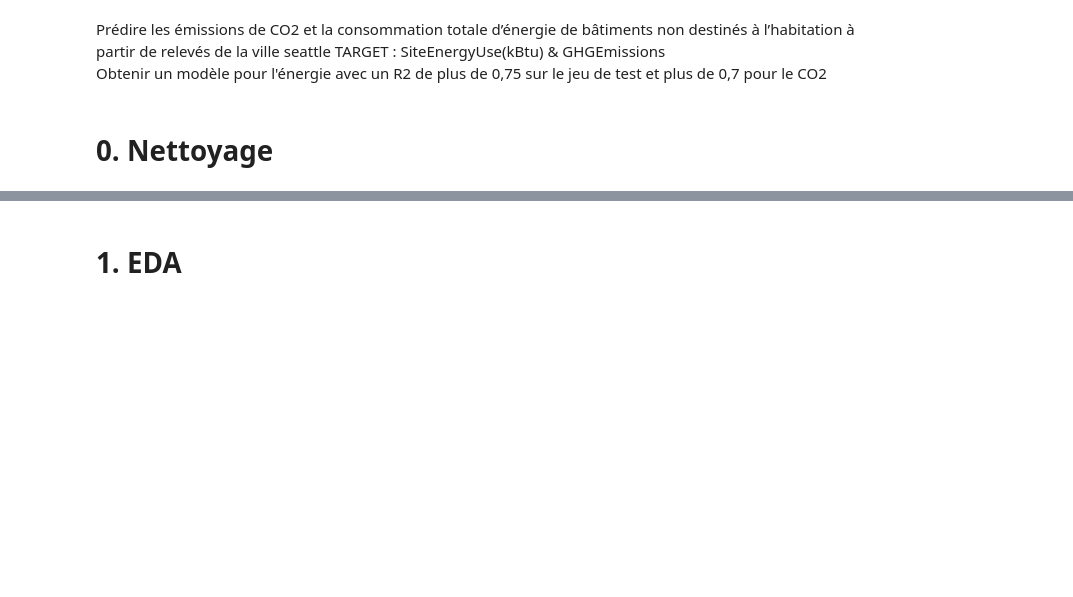
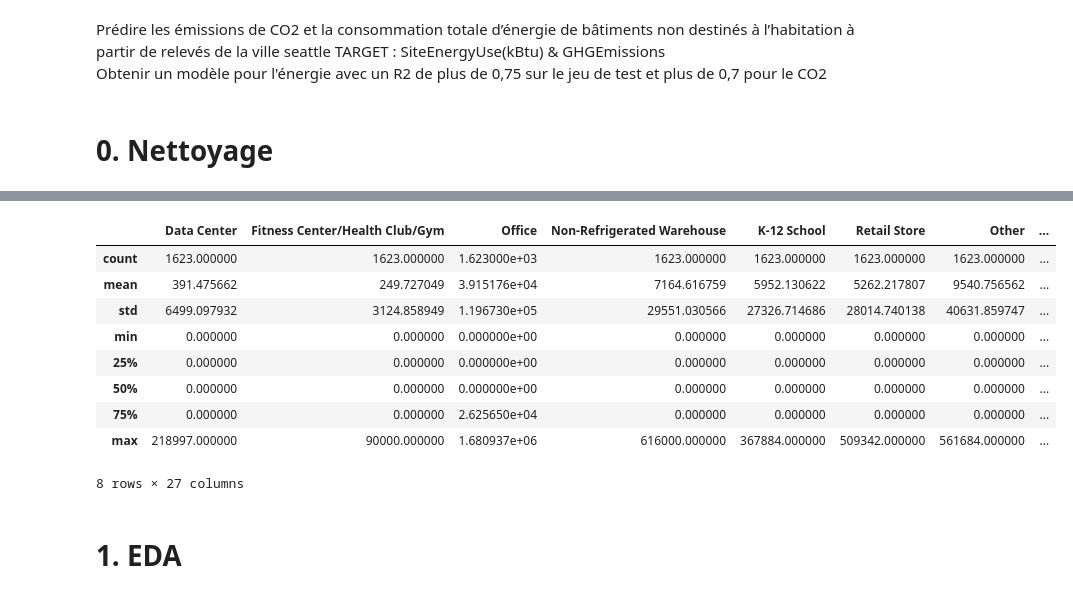
Before and after one commit to Marc0543/Seattle_energy, a Jupyter notebook: cleaning_marc.ipynb, the cells around one changed output, grey strips where cells are left out. Cells and saved outputs as stored; diff of their text form; code cells hidden in the pictures; blank space fills up the shorter version.

Commit message:
WIP ( to be optimized) : GFA and type

```diff
--- a/cleaning_marc.ipynb
+++ b/cleaning_marc.ipynb
@@ -129,0 +207,42 @@ df=preprocess(nettoyage())
+# %%
+for categ in list_type:
+    def groupGFAcateg(x):
+        if 'categs3_'+categ+'3' in df_merging.columns :
+            if 'categs1_'+categ+'1' in df_merging.columns:
+                if 'categs2_'+categ+'2' in df_merging.columns:
+                    return x['categs1_'+categ+'1'] +  x['categs2_'+categ+'2'] + x['categs3_'+categ+'3']
+                else :
+                    return x['categs1_'+categ+'1'] + x['categs3_'+categ+'3']
+            elif 'categs2_'+categ+'2' in df_merging.columns:
+                    return x['categs2_'+categ+'2'] + x['categs3_'+categ+'3']
+            else :
+                return x['categs3_'+categ+'3']
+        elif 'categs2_'+categ+'2' in df_merging.columns :
+            if 'categs1_'+categ+'1' in df_merging.columns:
+                return x['categs1_'+categ+'1'] +  x['categs2_'+categ+'2']
+            else :
+                return x['categs2_'+categ+'2']
+        else :
+            return x['categs1_'+categ+'1']
+    df_merging[categ]= df_merging.apply(groupGFAcateg,axis=1)
+# %%
+categ='Restaurant'
+def groupGFAcateg(x):
+    if 'categs3_'+categ+'3' in df_merging.columns :
+        if 'categs1_'+categ+'1' in df_merging.columns:
+            if 'categs2_'+categ+'2' in df_merging.columns:
+                return x['categs1_'+categ+'1'] +  x['categs2_'+categ+'2'] + x['categs3_'+categ+'3']
+            else :
+                return x['categs1_'+categ+'1'] + x['categs3_'+categ+'3']
+        elif 'categs2_'+categ+'2' in df_merging.columns:
+                return x['categs2_'+categ+'2'] + x['categs3_'+categ+'3']
+        else :
+            return x['categs3_'+categ+'3']
+    elif 'categs2_'+categ+'2' in df_merging.columns :
+        if 'categs1_'+categ+'1' in df_merging.columns:
+            return x['categs1_'+categ+'1'] +  x['categs2_'+categ+'2']
+        else :
+            return x['categs2_'+categ+'2']
+    else :
+        return x['categs1_'+categ+'1']
+df_merging['Restaurant']= df_merging.apply(groupGFAcateg,axis=1)
@@ -130,3 +267,16 @@ df=preprocess(nettoyage())
+# %%
+df_merging[list_type].describe()
+# %% [output]
+|  | Data Center | Fitness Center/Health Club/Gym | Office | Non-Refrigerated Warehouse | K-12 School | Retail Store | Other | ... |
+| count | 1623.000000 | 1623.000000 | 1.623000e+03 | 1623.000000 | 1623.000000 | 1623.000000 | 1623.000000 | ... |
+| mean | 391.475662 | 249.727049 | 3.915176e+04 | 7164.616759 | 5952.130622 | 5262.217807 | 9540.756562 | ... |
+| std | 6499.097932 | 3124.858949 | 1.196730e+05 | 29551.030566 | 27326.714686 | 28014.740138 | 40631.859747 | ... |
+| min | 0.000000 | 0.000000 | 0.000000e+00 | 0.000000 | 0.000000 | 0.000000 | 0.000000 | ... |
+| 25% | 0.000000 | 0.000000 | 0.000000e+00 | 0.000000 | 0.000000 | 0.000000 | 0.000000 | ... |
+| 50% | 0.000000 | 0.000000 | 0.000000e+00 | 0.000000 | 0.000000 | 0.000000 | 0.000000 | ... |
+| 75% | 0.000000 | 0.000000 | 2.625650e+04 | 0.000000 | 0.000000 | 0.000000 | 0.000000 | ... |
+| max | 218997.000000 | 90000.000000 | 1.680937e+06 | 616000.000000 | 367884.000000 | 509342.000000 | 561684.000000 | ... |
+8 rows × 27 columns
 # %%
 #stats.pearsonr(df['WN_ratio'],df['TotalGHGEmissions'])
 #stats.pearsonr(df['WN_ratio'],df['SiteEnergyUse(kBtu)'])
```
Also changed, not shown: parts of 28 cells of this notebook.
